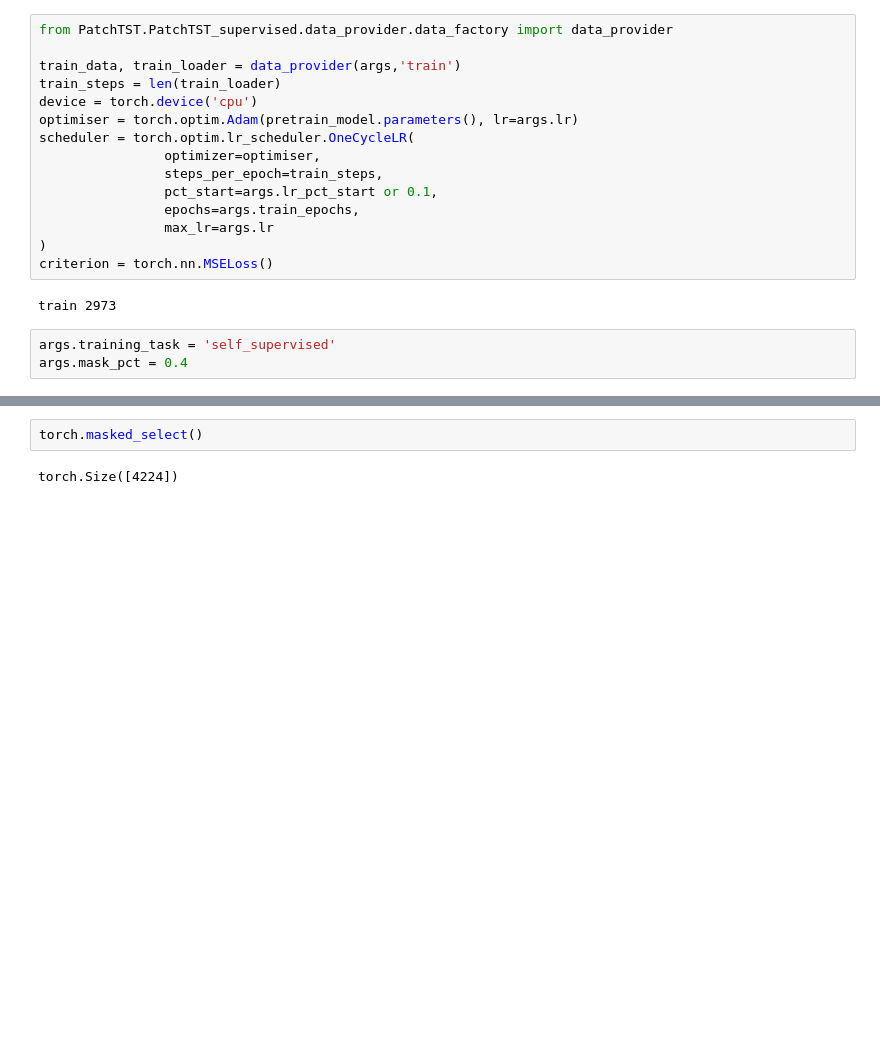
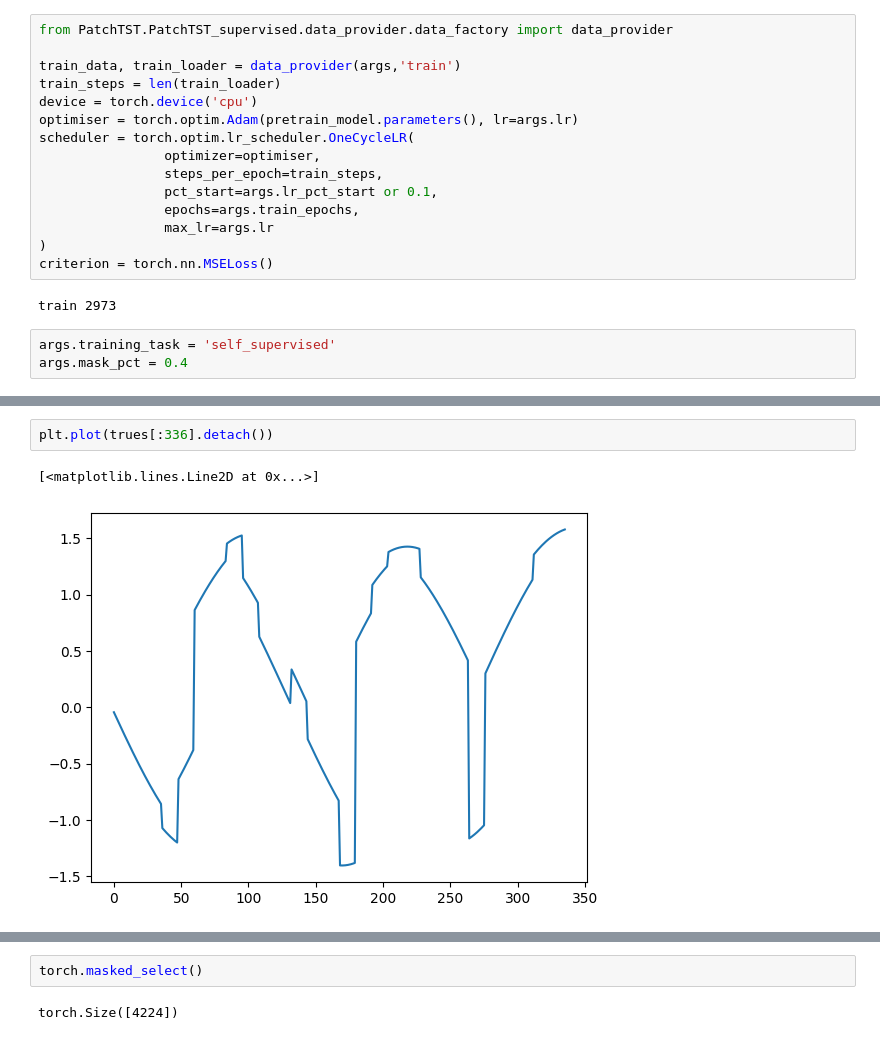
Before and after one commit to arvgram/SEB-TS_foundation, a Jupyter notebook: ts_modelling/modelling.ipynb, the cells around one changed output, grey strips where cells are left out. Cells and saved outputs as stored; diff of their text form; blank space fills up the shorter version.

```diff
--- a/ts_modelling/modelling.ipynb
+++ b/ts_modelling/modelling.ipynb
@@ -165,0 +302,5 @@ tensor(0.8396, grad_fn=<MseLossBackward0>)
+# %%
+plt.plot(trues[:336].detach())
+# %% [output]
+[<matplotlib.lines.Line2D at 0x...>]
+[figure, added]
```
Also changed, not shown: parts of 13 cells of this notebook, 3 other files.
